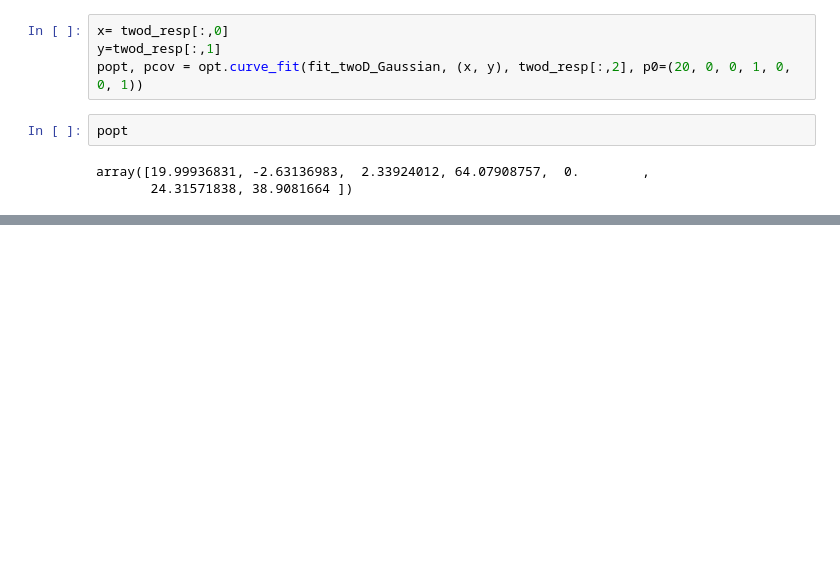
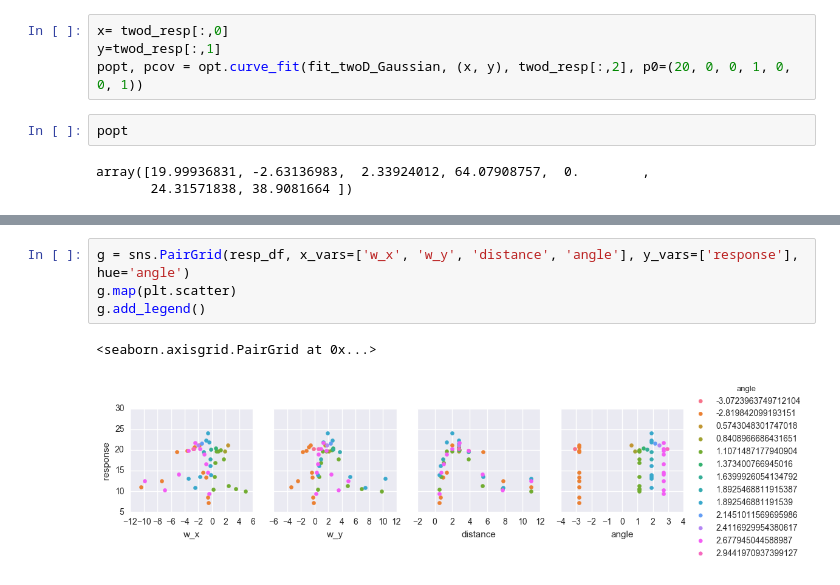
Before and after one commit to billbrod/spatial-frequency-preferences, a Jupyter notebook: notebooks/05-Model.ipynb, the cells around one changed output, grey strips where cells are left out. Cells and saved outputs as stored; diff of their text form; blank space fills up the shorter version.

```diff
--- a/notebooks/05-Model.ipynb
+++ b/notebooks/05-Model.ipynb
@@ -73,0 +101,7 @@ plt.savefig('model.pdf')
+# %%
+g = sns.PairGrid(resp_df, x_vars=['w_x', 'w_y', 'distance', 'angle'], y_vars=['response'], hue='angle')
+g.map(plt.scatter)
+g.add_legend()
+# %% [output]
+<seaborn.axisgrid.PairGrid at 0x...>
+[figure, added]
```
Also changed, not shown: parts of 11 cells of this notebook, 1 other file.
